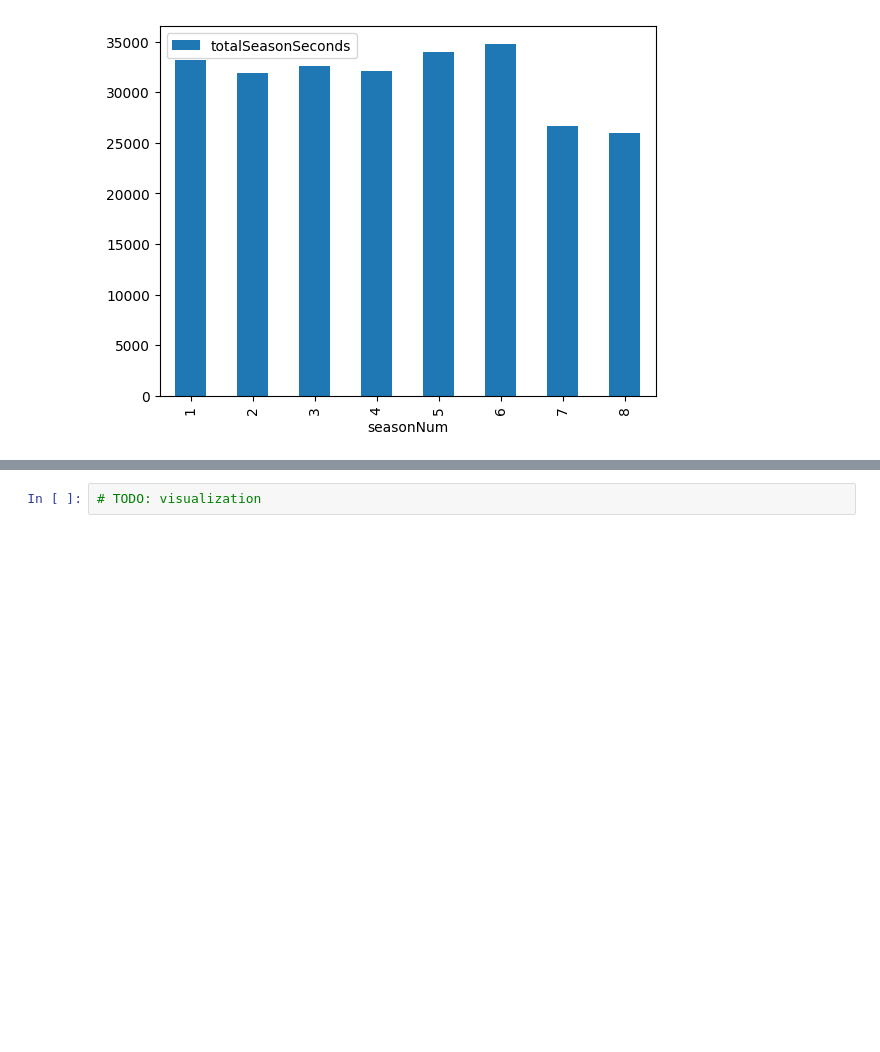
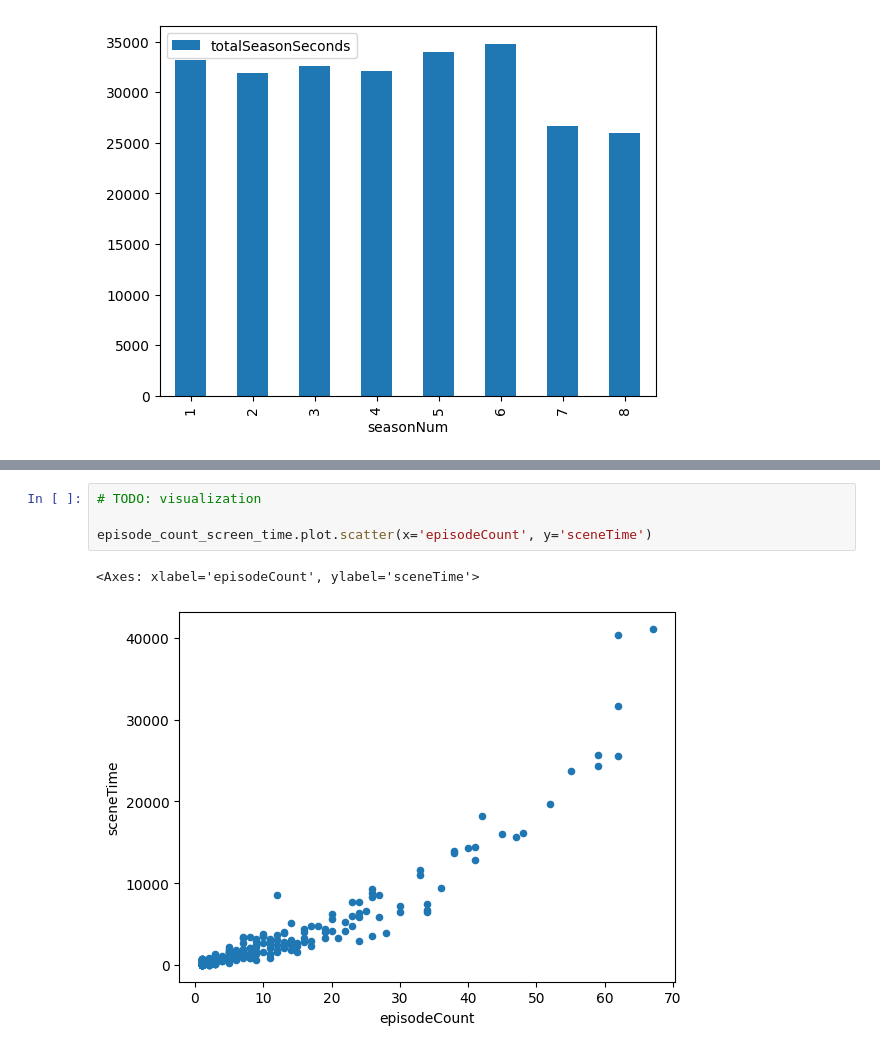
Before and after one commit to zhiyuan0828/W4111-Intro-to-Databases-Spring-2024, a Jupyter notebook: Homework/HW3/S24-W4111-HW3.ipynb, the cells around one changed output, grey strips where cells are left out. Cells and saved outputs as stored; diff of their text form; blank space fills up the shorter version.

```diff
--- a/Homework/HW3/S24-W4111-HW3.ipynb
+++ b/Homework/HW3/S24-W4111-HW3.ipynb
@@ -966,5 +1053,10 @@ episode_count_screen_time.head(10)
 # %%
 # TODO: visualization
+
+episode_count_screen_time.plot.scatter(x='episodeCount', y='sceneTime')
+# %% [output]
+<Axes: xlabel='episodeCount', ylabel='sceneTime'>
+[figure, added]
 # %% [markdown]
 ## DV4
 
```
Also changed, not shown: parts of 22 cells of this notebook.
